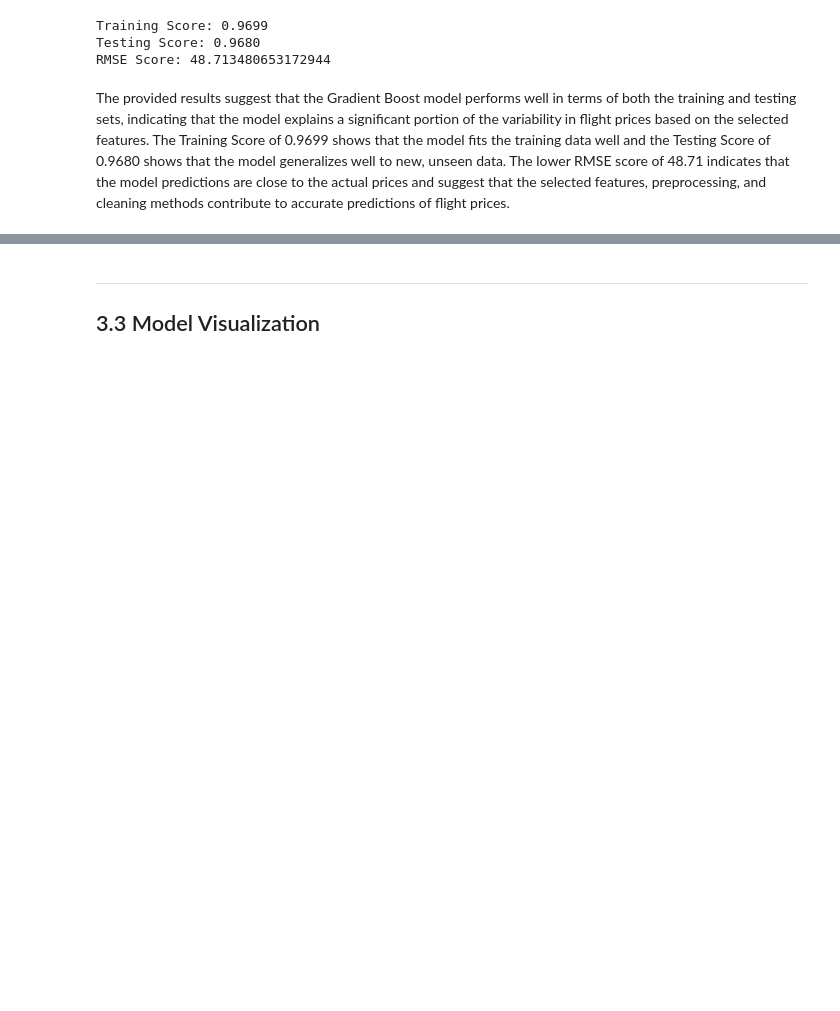
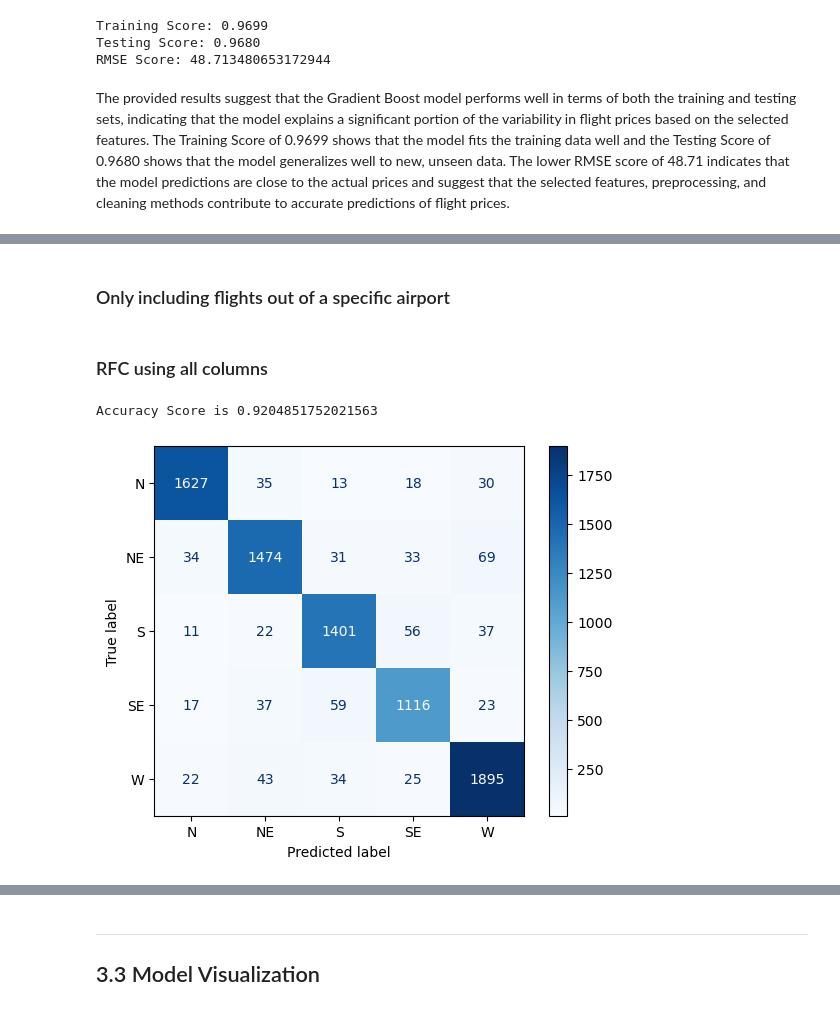
Before and after one commit to LandryHouston/Flight_Price_Prediction, a Jupyter notebook: code/03_modeling.ipynb, the cells around one changed output, grey strips where cells are left out. Drawn from its saved outputs; the diff is of its cells as text; code cells hidden in the pictures; blank space fills up the shorter version.

```diff
--- a/code/03_modeling.ipynb
+++ b/code/03_modeling.ipynb
@@ -146,0 +154,3 @@ The provided results suggest that the Gradient Boost model performs well in term
+# %%
+df = pd.read_csv("../data/feature_eng_data.csv")
+df.head()
@@ -146,0 +164,4 @@ The provided results suggest that the Gradient Boost model performs well in term
+# %% [markdown]
+### Only including flights out of a specific airport
+# %%
+df = df.groupby("origin").get_group("Hyderabad")
@@ -146,0 +197,30 @@ The provided results suggest that the Gradient Boost model performs well in term
+# %%
+X_train, X_test, y_train, y_test = train_test_split(
+    X, y, test_size=0.2, random_state=42
+)
+# %% [markdown]
+### RFC using all columns
+# %%
+rfc = RandomForestClassifier(n_estimators=100, random_state=42)
+
+# Train the classifier
+rfc.fit(X_train, y_train)
+
+# Make predictions on the test set
+y_pred = rfc.predict(X_test)
+
+# Evaluate the classifier
+accuracy = accuracy_score(y_test, y_pred)
+print(f"Accuracy Score is {accuracy}")
+# %% [output]
+Accuracy Score is 0.9204851752021563
+# %%
+conf_matrix = confusion_matrix(y_test, y_pred)
+
+disp = ConfusionMatrixDisplay(
+    conf_matrix, display_labels=np.unique(np.concatenate((y_test, y_pred)))
+)
+
+disp.plot(cmap="Blues", values_format="d");
+# %% [output]
+[figure, added]
```
Also changed, not shown: parts of 17 cells of this notebook, 5 other files.
